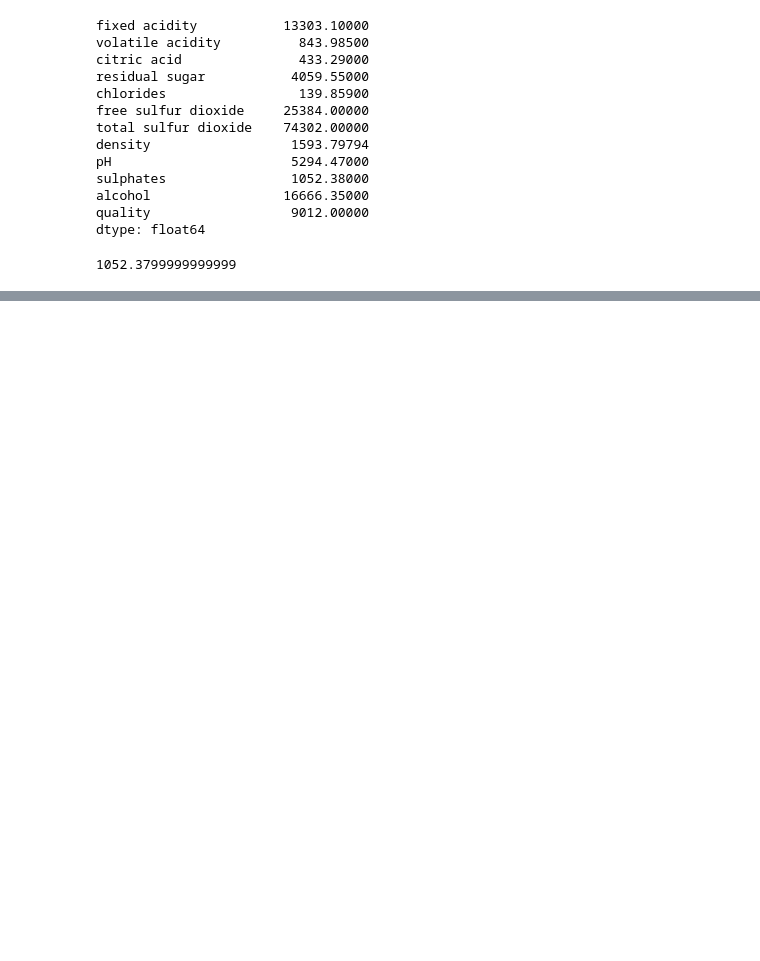
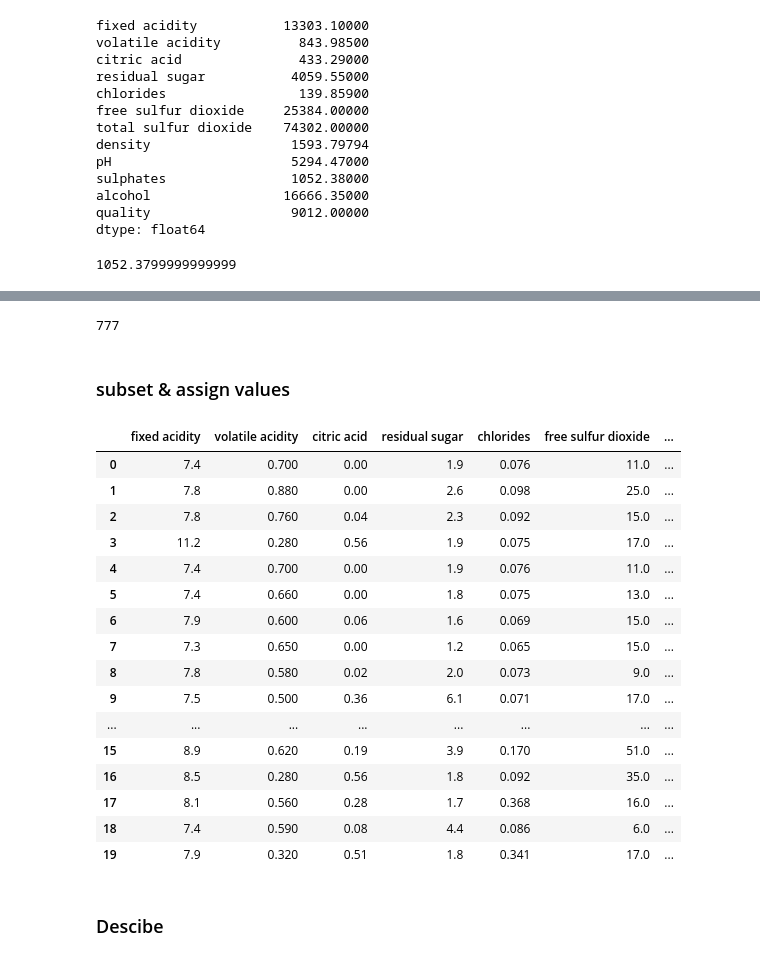
Before and after one commit to kfsgiorgos/python-megacourse, a Jupyter notebook: pandas_aggregation.ipynb, the cells around one changed output, grey strips where cells are left out. Drawn from its saved outputs; the diff is of its cells as text; code cells hidden in the pictures; blank space fills up the shorter version.

Commit message:
filter & assign

```diff
--- a/pandas_aggregation.ipynb
+++ b/pandas_aggregation.ipynb
@@ -24,0 +287,3 @@ print(df['fixed acidity'].sum())
+# %%
+df1[['pH','testcol1']] = df1[['pH','testcol1']].apply(add_3)
+df1
@@ -24,0 +304,3 @@ print(df['fixed acidity'].sum())
+# %%
+df1[['pH','testcol1']] = df1[['pH','testcol1']].apply(lambda x : x+9000, axis=1)
+df1
@@ -24,0 +321,3 @@ print(df['fixed acidity'].sum())
+# %%
+df1.testcol2 = df1.testcol2.apply(lambda x : x + 100 if x > 9.2 else x-100)
+df1
@@ -24,0 +338,4 @@ print(df['fixed acidity'].sum())
+# %%
+# List comprehension to create a new column
+df1['squared_density'] = [i-1 for i in df1['density']]
+df1
@@ -24,0 +478,30 @@ print(df['fixed acidity'].sum())
+# %%
+pH_mean = df1.pH.mean()
+df1.query('pH > @pH_mean').shape[0]
+# %% [output]
+777
+# %% [markdown]
+### subset & assign values
+# %%
+df1.sulphates = df1.sulphates.apply(lambda x: 1 if x >= 0.72 else x)
+df1.head(20)
+# %% [output]
+|  | fixed acidity | volatile acidity | citric acid | residual sugar | chlorides | free sulfur dioxide | ... |
+| 0 | 7.4 | 0.700 | 0.00 | 1.9 | 0.076 | 11.0 | ... |
+| 1 | 7.8 | 0.880 | 0.00 | 2.6 | 0.098 | 25.0 | ... |
+| 2 | 7.8 | 0.760 | 0.04 | 2.3 | 0.092 | 15.0 | ... |
+| 3 | 11.2 | 0.280 | 0.56 | 1.9 | 0.075 | 17.0 | ... |
+| 4 | 7.4 | 0.700 | 0.00 | 1.9 | 0.076 | 11.0 | ... |
+| 5 | 7.4 | 0.660 | 0.00 | 1.8 | 0.075 | 13.0 | ... |
+| 6 | 7.9 | 0.600 | 0.06 | 1.6 | 0.069 | 15.0 | ... |
+| 7 | 7.3 | 0.650 | 0.00 | 1.2 | 0.065 | 15.0 | ... |
+| 8 | 7.8 | 0.580 | 0.02 | 2.0 | 0.073 | 9.0 | ... |
+| 9 | 7.5 | 0.500 | 0.36 | 6.1 | 0.071 | 17.0 | ... |
+| ... | ... | ... | ... | ... | ... | ... | ... |
+| 15 | 8.9 | 0.620 | 0.19 | 3.9 | 0.170 | 51.0 | ... |
+| 16 | 8.5 | 0.280 | 0.56 | 1.8 | 0.092 | 35.0 | ... |
+| 17 | 8.1 | 0.560 | 0.28 | 1.7 | 0.368 | 16.0 | ... |
+| 18 | 7.4 | 0.590 | 0.08 | 4.4 | 0.086 | 6.0 | ... |
+| 19 | 7.9 | 0.320 | 0.51 | 1.8 | 0.341 | 17.0 | ... |
+# %% [markdown]
+### Descibe
```
Also changed, not shown: parts of 40 cells of this notebook.
